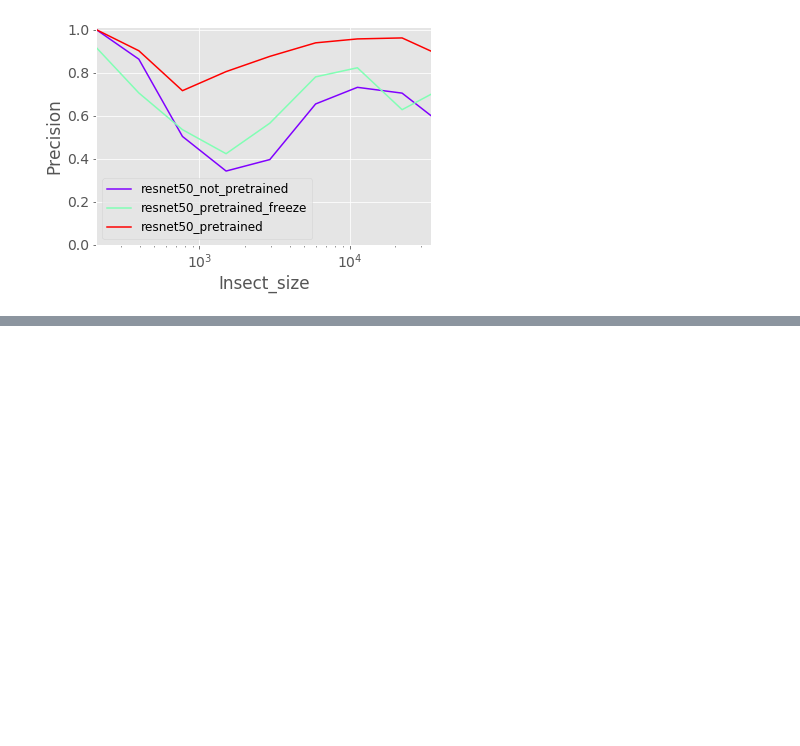
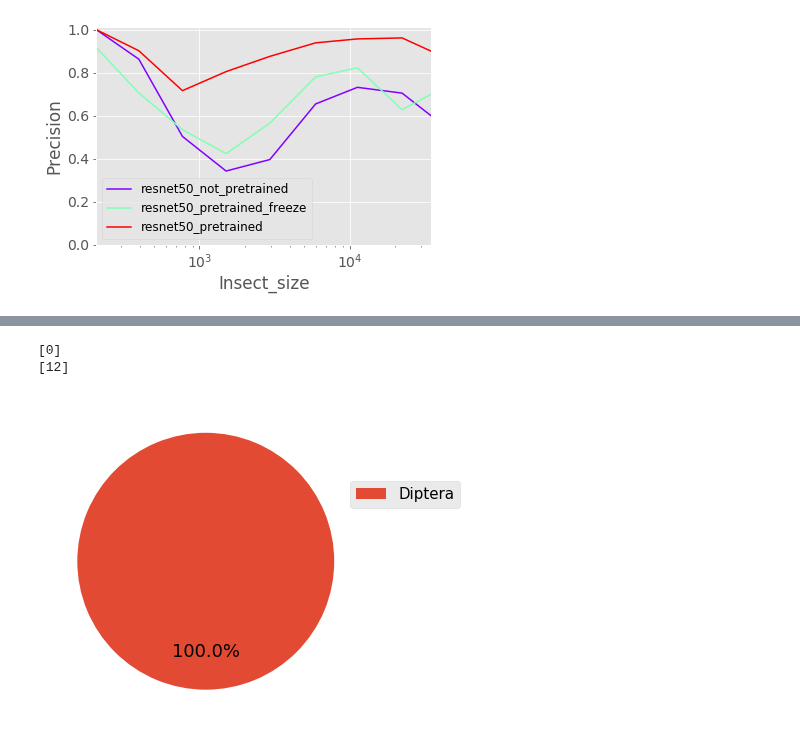
Before and after one commit to keiiti975/Insect_Phenology_Detector, a Jupyter notebook: result/classification/compare_finetuning/compare_finetuning.ipynb, the cells around one changed output, grey strips where cells are left out. Cells and saved outputs as stored; diff of their text form; code cells hidden in the pictures; blank space fills up the shorter version.

Commit message:
add class count of order

```diff
--- a/result/classification/compare_finetuning/compare_finetuning.ipynb
+++ b/result/classification/compare_finetuning/compare_finetuning.ipynb
@@ -110,0 +124,37 @@ plt.savefig("/home/tanida/workspace/Insect_Phenology_Detector/result/classificat
+# %%
+gt_size_df = pd.DataFrame({"gt_class": Y, "Insect_size": size_list})
+# %%
+gt_size_df["order"] = gt_size_df["Insect_size"].apply(lambda x: np.floor(np.log2(x)))
+# %%
+label2name = {
+    0: "Diptera",
+    1: "Ephemeridae",
+    2: "Ephemeroptera",
+    3: "Lepidoptera",
+    4: "Plecoptera",
+    5: "Trichoptera"
+}
+# %%
+def get_sorted_value_of_order(gt_size_df, order):
+    order_df = gt_size_df[gt_size_df["order"] == order]
+    order_class = np.asarray(order_df["gt_class"])
+    order_idx, order_count = np.unique(order_class, return_counts=True)
+    order_count_sorted_idx = np.argsort(order_count)
+    sorted_order_idx = order_idx[order_count_sorted_idx]
+    sorted_order_count = order_count[order_count_sorted_idx]
+    return sorted_order_idx[::-1], sorted_order_count[::-1]
+# %%
+sorted_order_idx, sorted_order_count = get_sorted_value_of_order(gt_size_df, 7.0)
+print(sorted_order_idx)
+print(sorted_order_count)
+plt.rcParams["font.size"] = 18
+fig = plt.figure(figsize=(9,5))
+fig.patch.set_facecolor("white")
+wedges, texts, autotexts = plt.pie(sorted_order_count, startangle=90, counterclock=False, autopct="%.1f%%", pctdistance=0.7, textprops={'color': "black"})
+plt.legend(wedges, [label2name[idx] for idx in sorted_order_idx], bbox_to_anchor=(0.95, 0.75), loc='upper left', borderaxespad=0, fontsize=15)
+plt.tight_layout()
+plt.savefig("/home/tanida/workspace/Insect_Phenology_Detector/result/classification/compare_finetuning/order_7_class.png", bbox_inches="tight")
+# %% [output]
+[0]
+[12]
+[figure, added]
```
Also changed, not shown: parts of 13 cells of this notebook, 9 other files.
